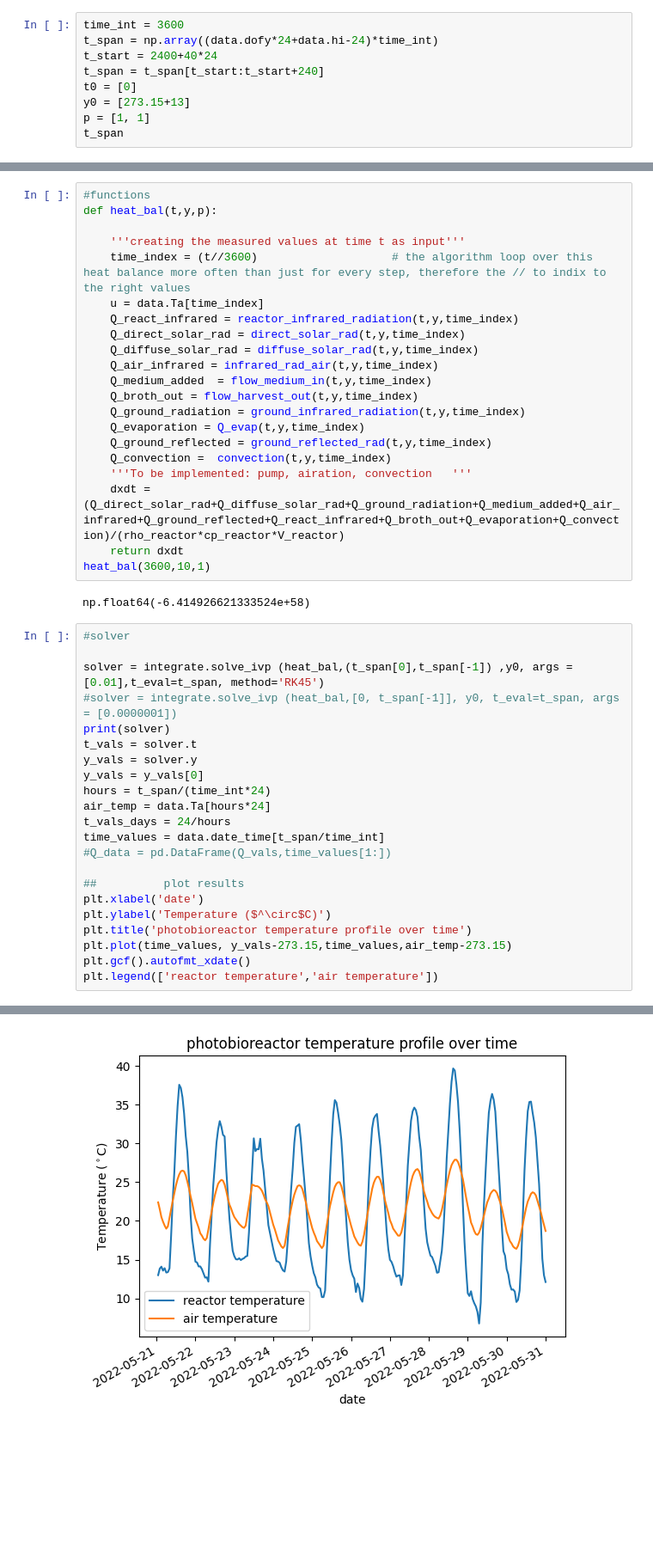
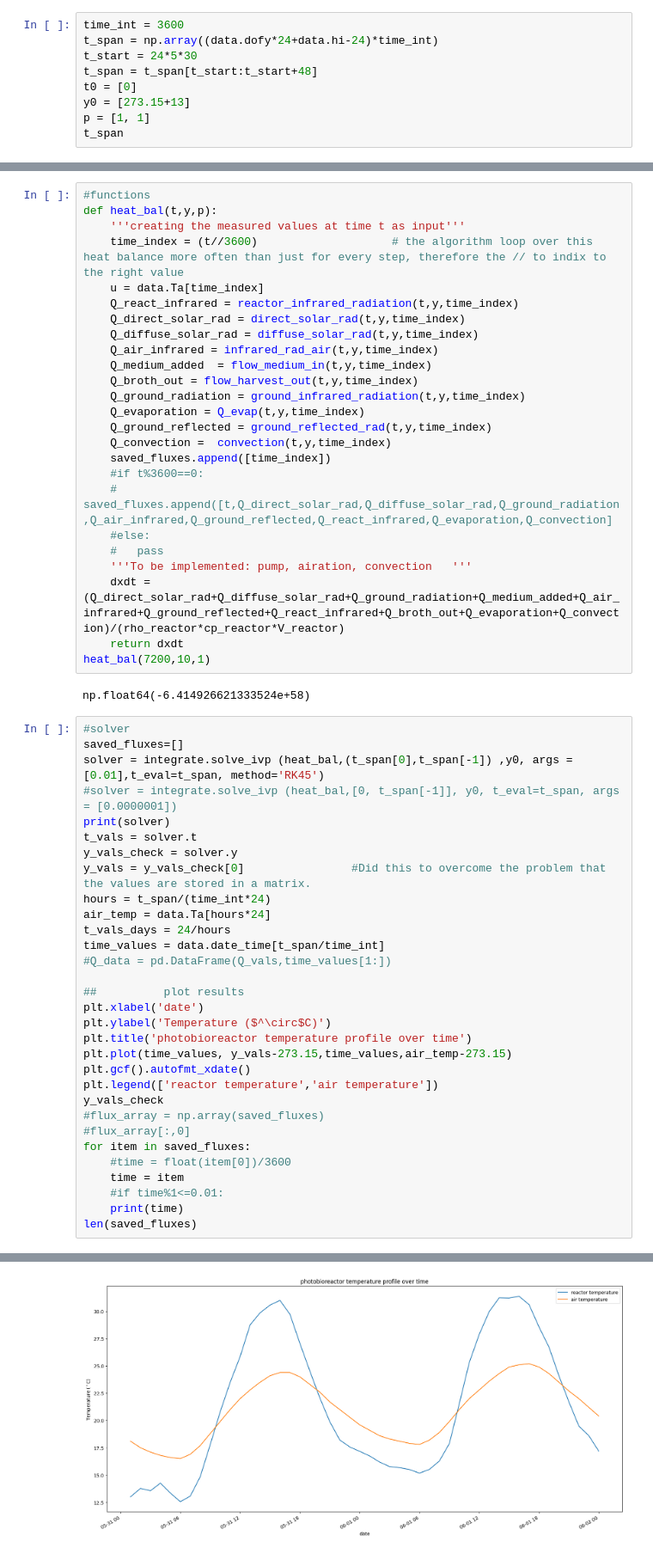
Before and after one commit to MatthijsKok01/Code, a Jupyter notebook: test.ipynb, the cells around one changed output, grey strips where cells are left out. Shown: that part at 86% size. Cells and saved outputs as stored; diff of their text form; blank space fills up the shorter version.

```diff
--- a/test.ipynb
+++ b/test.ipynb
@@ -75,8 +93,8 @@ V_reactor
 # %%
 time_int = 3600
 t_span = np.array((data.dofy*24+data.hi-24)*time_int)
-t_start = 2400+40*24
-t_span = t_span[t_start:t_start+240]
+t_start = 24*5*30
+t_span = t_span[t_start:t_start+48]
 t0 = [0]
 y0 = [273.15+13]
 p = [1, 1]
@@ -207,9 +261,8 @@ np.float64(-34.252269424514594)
 # %%
 #functions
 def heat_bal(t,y,p):
-
     '''creating the measured values at time t as input'''
-    time_index = (t//3600)                    # the algorithm loop over this heat balance more often than just for every step, therefore the // to indix to the right values
+    time_index = (t//3600)                    # the algorithm loop over this heat balance more often than just for every step, therefore the // to indix to the right value
     u = data.Ta[time_index]
     Q_react_infrared = reactor_infrared_radiation(t,y,time_index)
     Q_direct_solar_rad = direct_solar_rad(t,y,time_index)
@@ -221,21 +274,26 @@ def heat_bal(t,y,p):
     Q_evaporation = Q_evap(t,y,time_index)
     Q_ground_reflected = ground_reflected_rad(t,y,time_index)
     Q_convection =  convection(t,y,time_index)
+    saved_fluxes.append([time_index])
+    #if t%3600==0:
+    #    saved_fluxes.append([t,Q_direct_solar_rad,Q_diffuse_solar_rad,Q_ground_radiation,Q_air_infrared,Q_ground_reflected,Q_react_infrared,Q_evaporation,Q_convection]
+    #else:
+    #   pass
     '''To be implemented: pump, airation, convection   '''
     dxdt = (Q_direct_solar_rad+Q_diffuse_solar_rad+Q_ground_radiation+Q_medium_added+Q_air_infrared+Q_ground_reflected+Q_react_infrared+Q_broth_out+Q_evaporation+Q_convection)/(rho_reactor*cp_reactor*V_reactor)
     return dxdt
-heat_bal(3600,10,1)
+heat_bal(7200,10,1)
 # %% [output]
 np.float64(-6.414926621333524e+58)
 # %%
 #solver
-
+saved_fluxes=[]
 solver = integrate.solve_ivp (heat_bal,(t_span[0],t_span[-1]) ,y0, args = [0.01],t_eval=t_span, method='RK45')
 #solver = integrate.solve_ivp (heat_bal,[0, t_span[-1]], y0, t_eval=t_span, args = [0.0000001])
 print(solver)
 t_vals = solver.t
-y_vals = solver.y
-y_vals = y_vals[0]
+y_vals_check = solver.y
+y_vals = y_vals_check[0]                #Did this to overcome the problem that the values are stored in a matrix.
 hours = t_span/(time_int*24)
 air_temp = data.Ta[hours*24]
 t_vals_days = 24/hours
@@ -249,6 +307,15 @@ plt.title('photobioreactor temperature profile over time')
 plt.plot(time_values, y_vals-273.15,time_values,air_temp-273.15)
 plt.gcf().autofmt_xdate()
 plt.legend(['reactor temperature','air temperature'])
+y_vals_check
+#flux_array = np.array(saved_fluxes)
+#flux_array[:,0]
+for item in saved_fluxes:
+    #time = float(item[0])/3600
+    time = item
+    #if time%1<=0.01:
+    print(time)
+len(saved_fluxes)
 # %% [output]
   message: The solver successfully reached the end of the integration interval.
   success: True
@@ -265,4 +338,4 @@ plt.legend(['reactor temperature','air temperature'])
-[figure, old version]
+[figure, new version]
 # %%
 #reverse engineer the heat fluxes, can not extract them directly out of the heat balance function because the integration method
 # integration method loops over heat balance multiple times per time step.
```
Also changed, not shown: parts of 21 cells of this notebook.
